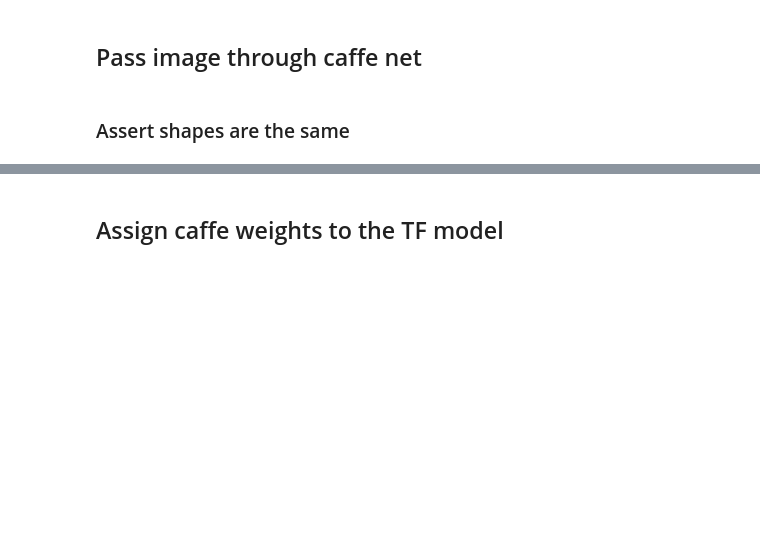
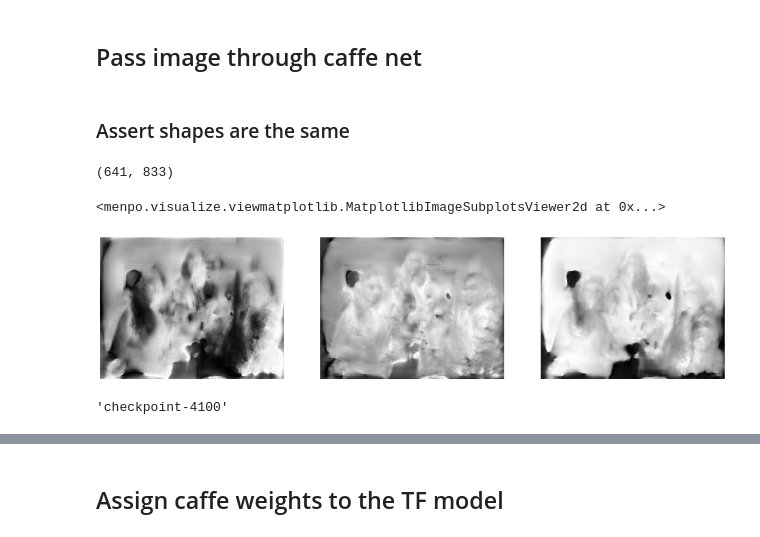
Before and after one commit to trigeorgis/ibugnet, a Jupyter notebook: model.ipynb, the cells around one changed output, grey strips where cells are left out. Cells and saved outputs as stored; diff of their text form; code cells hidden in the pictures; blank space fills up the shorter version.

```diff
--- a/model.ipynb
+++ b/model.ipynb
@@ -64,0 +73,15 @@ blobs_out = net_caffe.forward_all(**blobs)
+# %%
+(prin**2).sum(0)**.5
+# %% [output]
+(641, 833)
+# %%
+prin = net_caffe.blobs['upscore-fuse-mr-nrm'].data[0]
+meta = net_caffe.blobs['upscore-fuse-mr-nrm_nrmed'].data[0]
+
+# np.linalg.norm(prin / ((prin**2).sum(0))**.5 - meta)
+prin /= ((prin**2).sum(0))**.5
+# %%
+menpo.image.Image(meta).view(channels='all', figure_size=(20, 20))
+# %% [output]
+<menpo.visualize.viewmatplotlib.MatplotlibImageSubplotsViewer2d at 0x...>
+[figure, added]
@@ -65,3 +90,8 @@ blobs_out = net_caffe.forward_all(**blobs)
+# %%
+saver = tf.train.Saver()
+saver.save(sess, 'checkpoint', global_step=4100)
+# %% [output]
+'checkpoint-4100'
 # %%
 for output in tf.get_collection('outputs'):
     name = output.name.split('/')[-1]
```
Also changed, not shown: parts of 7 cells of this notebook, 4 other files.
